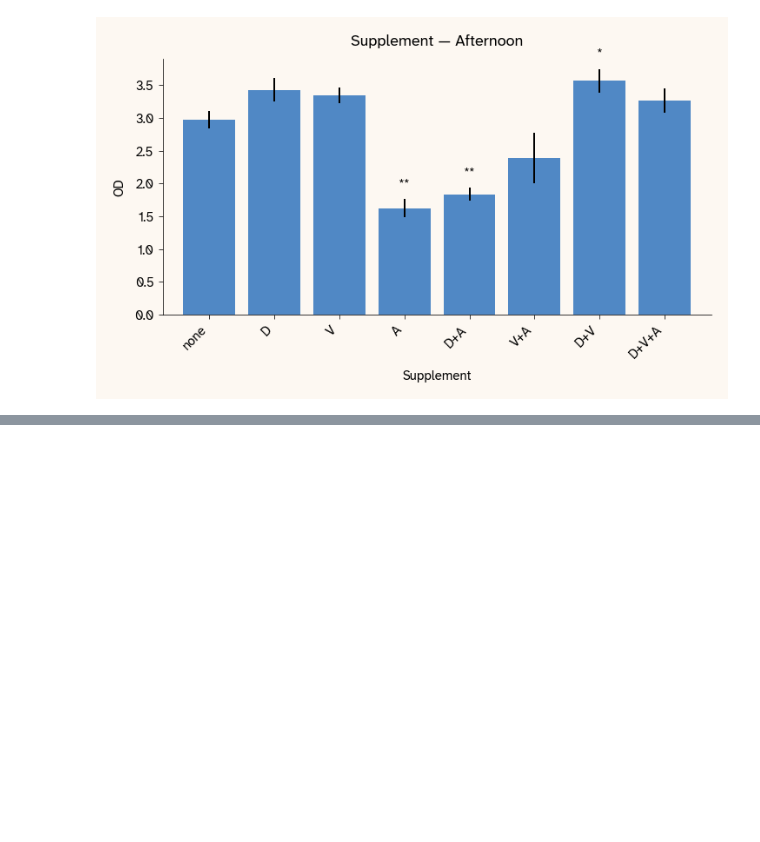
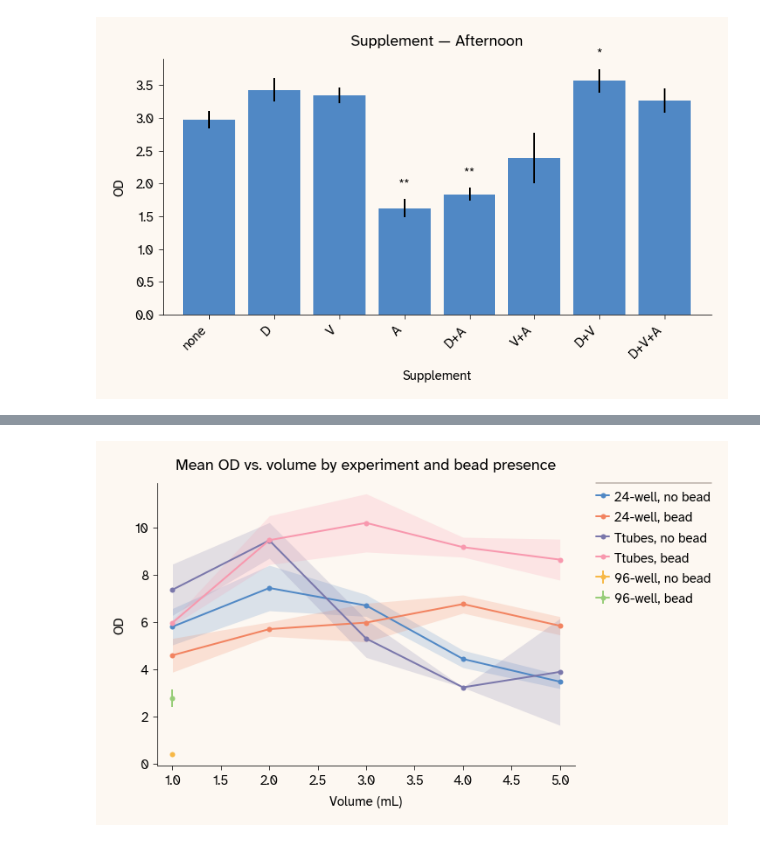
Before and after one commit to Arcadia-Science/beads-cell-growth, a Jupyter notebook: notebooks/od-analysis.ipynb, the cells around one changed output, grey strips where cells are left out. Cells and saved outputs as stored; diff of their text form; code cells hidden in the pictures; blank space fills up the shorter version.

```diff
--- a/notebooks/od-analysis.ipynb
+++ b/notebooks/od-analysis.ipynb
@@ -246,0 +76,6 @@ fig.savefig(svg_out, bbox_inches="tight", facecolor=apc.parchment)
+# %%
+df_agg = pd.concat([df_96, df_tt, df_24])
+df_agg["bead_present"] = df_agg["beads"] != 0.0
+fig_cross = plot_od_cross_experiment(df_agg)
+# %% [output]
+[figure, added]
```
Also changed, not shown: parts of 10 cells of this notebook, 20 other files.
